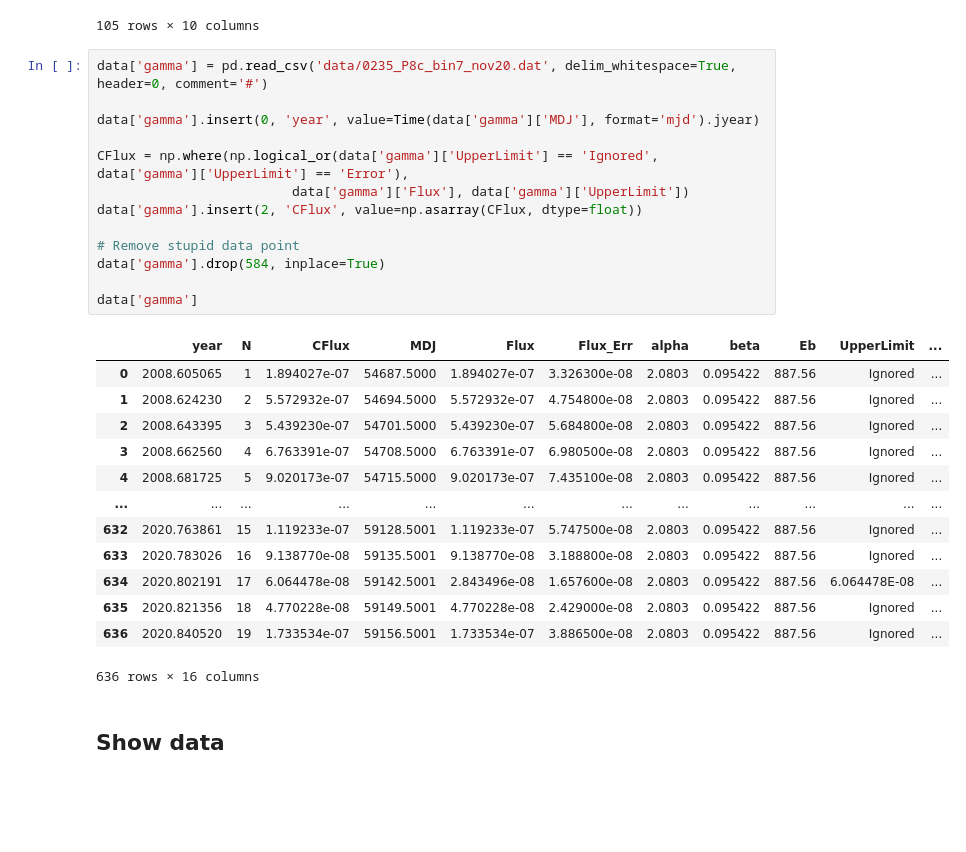
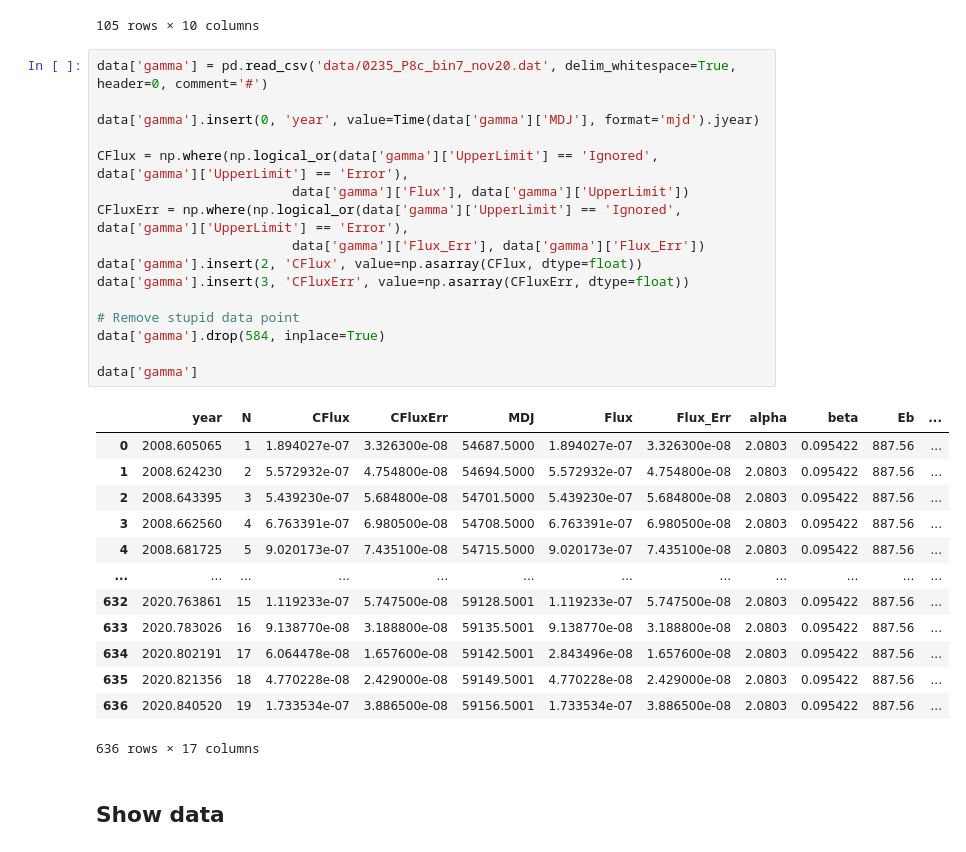
Before and after one commit to IAA-CSIC/MUTIS, a Jupyter notebook: docs/recipes/mutis_workflow.ipynb, the cells around one changed output. Drawn from its saved outputs; the diff is of its cells as text; blank space fills up the shorter version.

```diff
--- a/docs/recipes/mutis_workflow.ipynb
+++ b/docs/recipes/mutis_workflow.ipynb
@@ -61,30 +61,33 @@ data['3mm']
 # %%
 data['gamma'] = pd.read_csv('data/0235_P8c_bin7_nov20.dat', delim_whitespace=True, header=0, comment='#')
 
 data['gamma'].insert(0, 'year', value=Time(data['gamma']['MDJ'], format='mjd').jyear)
 
 CFlux = np.where(np.logical_or(data['gamma']['UpperLimit'] == 'Ignored', data['gamma']['UpperLimit'] == 'Error'),
                          data['gamma']['Flux'], data['gamma']['UpperLimit'])
+CFluxErr = np.where(np.logical_or(data['gamma']['UpperLimit'] == 'Ignored', data['gamma']['UpperLimit'] == 'Error'),
+                         data['gamma']['Flux_Err'], data['gamma']['Flux_Err'])
 data['gamma'].insert(2, 'CFlux', value=np.asarray(CFlux, dtype=float))
+data['gamma'].insert(3, 'CFluxErr', value=np.asarray(CFluxErr, dtype=float))
 
 # Remove stupid data point
 data['gamma'].drop(584, inplace=True)
 
 data['gamma']
 # %% [output]
-|  | year | N | CFlux | MDJ | Flux | Flux_Err | alpha | beta | Eb | UpperLimit | ... |
-| 0 | 2008.605065 | 1 | 1.894027e-07 | 54687.5000 | 1.894027e-07 | 3.326300e-08 | 2.0803 | 0.095422 | 887.56 | Ignored | ... |
-| 1 | 2008.624230 | 2 | 5.572932e-07 | 54694.5000 | 5.572932e-07 | 4.754800e-08 | 2.0803 | 0.095422 | 887.56 | Ignored | ... |
-| 2 | 2008.643395 | 3 | 5.439230e-07 | 54701.5000 | 5.439230e-07 | 5.684800e-08 | 2.0803 | 0.095422 | 887.56 | Ignored | ... |
-| 3 | 2008.662560 | 4 | 6.763391e-07 | 54708.5000 | 6.763391e-07 | 6.980500e-08 | 2.0803 | 0.095422 | 887.56 | Ignored | ... |
-| 4 | 2008.681725 | 5 | 9.020173e-07 | 54715.5000 | 9.020173e-07 | 7.435100e-08 | 2.0803 | 0.095422 | 887.56 | Ignored | ... |
+|  | year | N | CFlux | CFluxErr | MDJ | Flux | Flux_Err | alpha | beta | Eb | ... |
+| 0 | 2008.605065 | 1 | 1.894027e-07 | 3.326300e-08 | 54687.5000 | 1.894027e-07 | 3.326300e-08 | 2.0803 | 0.095422 | 887.56 | ... |
+| 1 | 2008.624230 | 2 | 5.572932e-07 | 4.754800e-08 | 54694.5000 | 5.572932e-07 | 4.754800e-08 | 2.0803 | 0.095422 | 887.56 | ... |
+| 2 | 2008.643395 | 3 | 5.439230e-07 | 5.684800e-08 | 54701.5000 | 5.439230e-07 | 5.684800e-08 | 2.0803 | 0.095422 | 887.56 | ... |
+| 3 | 2008.662560 | 4 | 6.763391e-07 | 6.980500e-08 | 54708.5000 | 6.763391e-07 | 6.980500e-08 | 2.0803 | 0.095422 | 887.56 | ... |
+| 4 | 2008.681725 | 5 | 9.020173e-07 | 7.435100e-08 | 54715.5000 | 9.020173e-07 | 7.435100e-08 | 2.0803 | 0.095422 | 887.56 | ... |
 | ... | ... | ... | ... | ... | ... | ... | ... | ... | ... | ... | ... |
-| 632 | 2020.763861 | 15 | 1.119233e-07 | 59128.5001 | 1.119233e-07 | 5.747500e-08 | 2.0803 | 0.095422 | 887.56 | Ignored | ... |
-| 633 | 2020.783026 | 16 | 9.138770e-08 | 59135.5001 | 9.138770e-08 | 3.188800e-08 | 2.0803 | 0.095422 | 887.56 | Ignored | ... |
-| 634 | 2020.802191 | 17 | 6.064478e-08 | 59142.5001 | 2.843496e-08 | 1.657600e-08 | 2.0803 | 0.095422 | 887.56 | 6.064478E-08 | ... |
-| 635 | 2020.821356 | 18 | 4.770228e-08 | 59149.5001 | 4.770228e-08 | 2.429000e-08 | 2.0803 | 0.095422 | 887.56 | Ignored | ... |
-| 636 | 2020.840520 | 19 | 1.733534e-07 | 59156.5001 | 1.733534e-07 | 3.886500e-08 | 2.0803 | 0.095422 | 887.56 | Ignored | ... |
+| 632 | 2020.763861 | 15 | 1.119233e-07 | 5.747500e-08 | 59128.5001 | 1.119233e-07 | 5.747500e-08 | 2.0803 | 0.095422 | 887.56 | ... |
+| 633 | 2020.783026 | 16 | 9.138770e-08 | 3.188800e-08 | 59135.5001 | 9.138770e-08 | 3.188800e-08 | 2.0803 | 0.095422 | 887.56 | ... |
+| 634 | 2020.802191 | 17 | 6.064478e-08 | 1.657600e-08 | 59142.5001 | 2.843496e-08 | 1.657600e-08 | 2.0803 | 0.095422 | 887.56 | ... |
+| 635 | 2020.821356 | 18 | 4.770228e-08 | 2.429000e-08 | 59149.5001 | 4.770228e-08 | 2.429000e-08 | 2.0803 | 0.095422 | 887.56 | ... |
+| 636 | 2020.840520 | 19 | 1.733534e-07 | 3.886500e-08 | 59156.5001 | 1.733534e-07 | 3.886500e-08 | 2.0803 | 0.095422 | 887.56 | ... |
-636 rows × 16 columns
+636 rows × 17 columns
 # %% [markdown]
 ## Show data
 # %%
```
Also changed, not shown: parts of 11 cells of this notebook.
